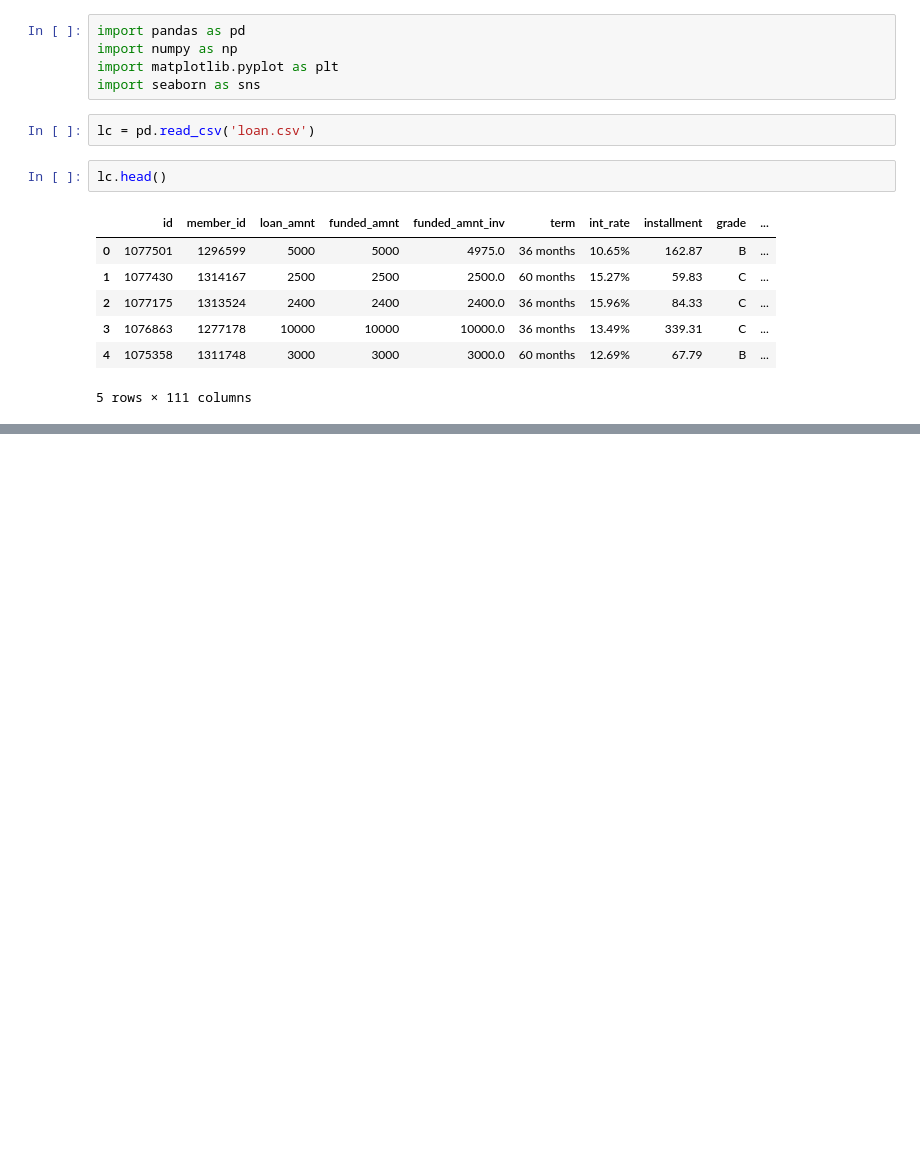
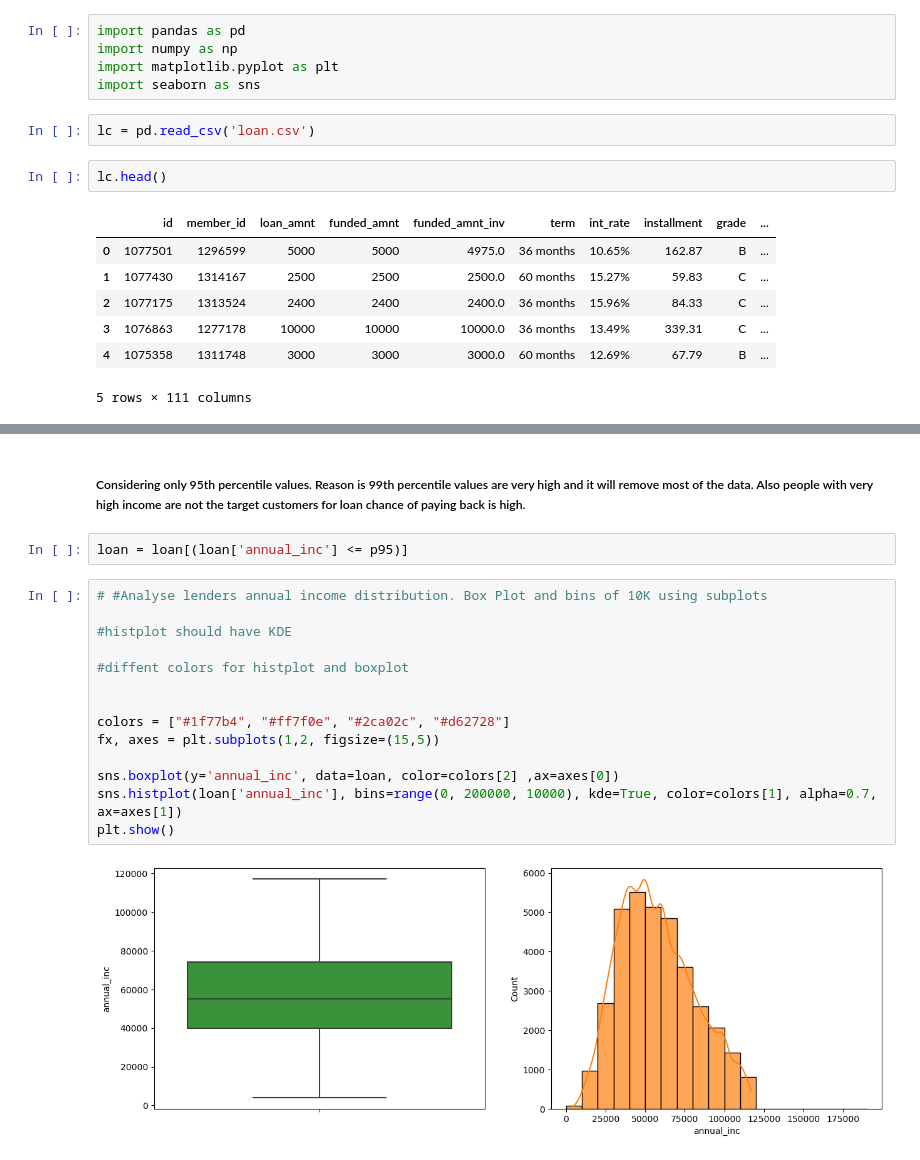
Before and after one commit to kondajji/Lending-Club_CaseStudy_TS, a Jupyter notebook: LendingClubCaseStudy.ipynb, the cells around one changed output, grey strips where cells are left out. Cells and saved outputs as stored; diff of their text form; blank space fills up the shorter version.

```diff
--- a/LendingClubCaseStudy.ipynb
+++ b/LendingClubCaseStudy.ipynb
@@ -127,0 +197,20 @@ lc.drop(['next_pymnt_d'] , axis =1, inplace =True)
+# %% [markdown]
+##### Considering only 95th percentile values. Reason is 99th percentile values are very high and it will remove most of the data. Also people with very high income are not the target customers for loan chance of paying back is high.
+# %%
+loan = loan[(loan['annual_inc'] <= p95)]
+# %%
+# #Analyse lenders annual income distribution. Box Plot and bins of 10K using subplots
+
+#histplot should have KDE
+
+#diffent colors for histplot and boxplot
+
+
+colors = ["#1f77b4", "#ff7f0e", "#2ca02c", "#d62728"]
+fx, axes = plt.subplots(1,2, figsize=(15,5))
+
+sns.boxplot(y='annual_inc', data=loan, color=colors[2] ,ax=axes[0])
+sns.histplot(loan['annual_inc'], bins=range(0, 200000, 10000), kde=True, color=colors[1], alpha=0.7, ax=axes[1])
+plt.show()
+# %% [output]
+[figure, added]
```
Also changed, not shown: parts of 43 cells of this notebook.
